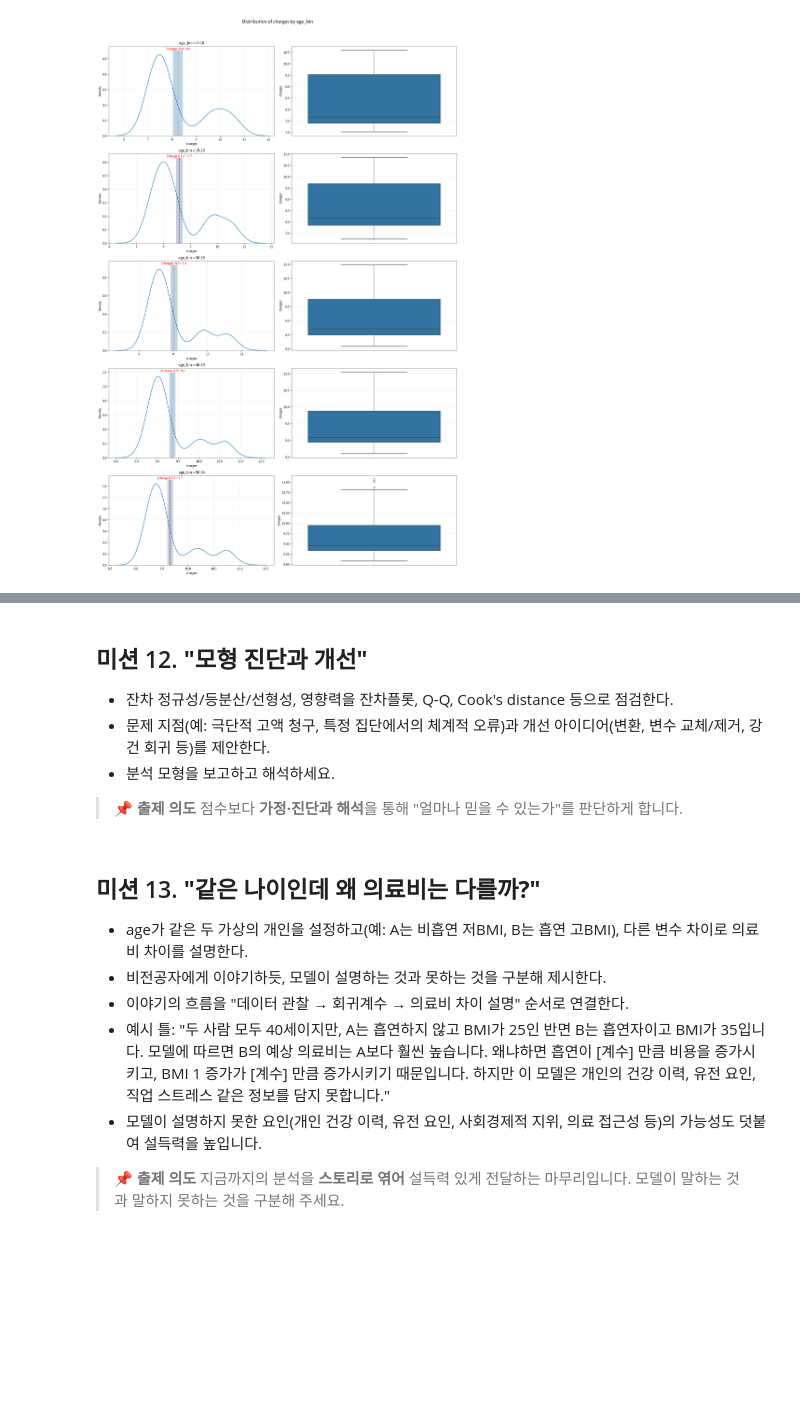
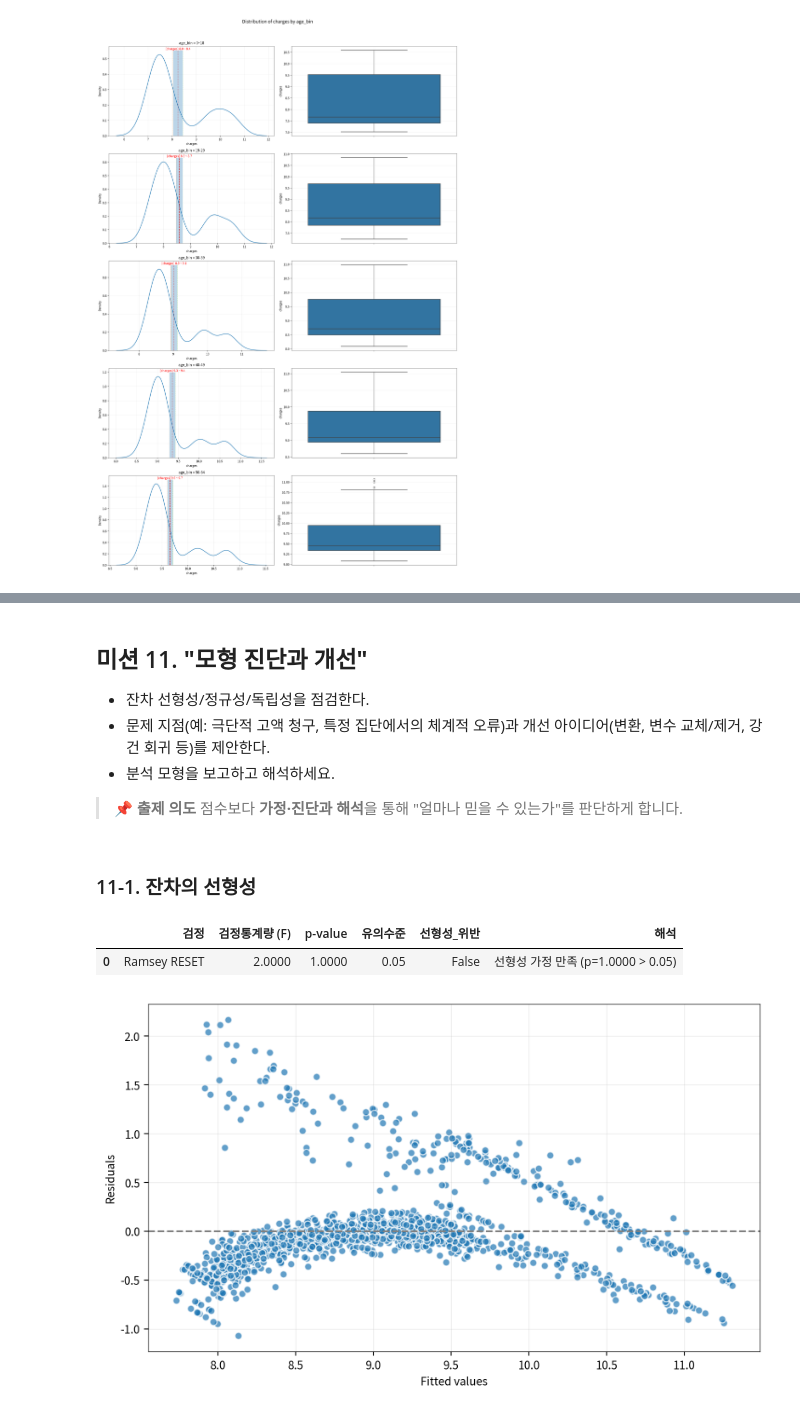
Before and after one commit to leekh4232/hossam-py, a Jupyter notebook: work.ipynb, the cells around one changed output, grey strips where cells are left out. Cells and saved outputs as stored; diff of their text form; code cells hidden in the pictures; blank space fills up the shorter version.

```diff
--- a/work.ipynb
+++ b/work.ipynb
@@ -512,0 +842,5 @@ hs_plot.distribution_plot(df3, "charges", hue="age_bin")
+# %%
+df1 = hs_prep.get_dummies(origin, "smoker", "sex", "region")
+model1, result1, features1 = hs_stats.ols(df1, yname="charges", report="summary")
+display(result1)
+display(features1)
@@ -512,0 +861,5 @@ hs_plot.distribution_plot(df3, "charges", hue="age_bin")
+# %%
+df2 = hs_prep.log_transform(df1, "charges")
+model2, result2, features2 = hs_stats.ols(df2, yname="charges", report="summary")
+display(result2)
+display(features2)
@@ -524,20 +1075,18 @@ hs_plot.distribution_plot(df3, "charges", hue="age_bin")
 # %% [markdown]
-## 미션 12. **"모형 진단과 개선"**
+## 미션 11. **"모형 진단과 개선"**
 
-- 잔차 정규성/등분산/선형성, 영향력을 잔차플롯, Q-Q, Cook's distance 등으로 점검한다.
+- 잔차 선형성/정규성/독립성을 점검한다.
 - 문제 지점(예: 극단적 고액 청구, 특정 집단에서의 체계적 오류)과 개선 아이디어(변환, 변수 교체/제거, 강건 회귀 등)를 제안한다.
 - 분석 모형을 보고하고 해석하세요.
 
 > 📌 **출제 의도**
 > 점수보다 **가정·진단과 해석**을 통해 "얼마나 믿을 수 있는가"를 판단하게 합니다.
-# %% [markdown]
-## 미션 13. **"같은 나이인데 왜 의료비는 다를까?"**
-
-- age가 같은 두 가상의 개인을 설정하고(예: A는 비흡연 저BMI, B는 흡연 고BMI), 다른 변수 차이로 의료비 차이를 설명한다.
-- 비전공자에게 이야기하듯, 모델이 설명하는 것과 못하는 것을 구분해 제시한다.
-- 이야기의 흐름을 "데이터 관찰 → 회귀계수 → 의료비 차이 설명" 순서로 연결한다.
-- 예시 틀: "두 사람 모두 40세이지만, A는 흡연하지 않고 BMI가 25인 반면 B는 흡연자이고 BMI가 35입니다. 모델에 따르면 B의 예상 의료비는 A보다 훨씬 높습니다. 왜냐하면 흡연이 [계수] 만큼 비용을 증가시키고, BMI 1 증가가 [계수] 만큼 증가시키기 때문입니다. 하지만 이 모델은 개인의 건강 이력, 유전 요인, 직업 스트레스 같은 정보를 담지 못합니다."
-- 모델이 설명하지 못한 요인(개인 건강 이력, 유전 요인, 사회경제적 지위, 의료 접근성 등)의 가능성도 덧붙여 설득력을 높입니다.
-
-> 📌 **출제 의도**
-> 지금까지의 분석을 **스토리로 엮어** 설득력 있게 전달하는 마무리입니다. 모델이 말하는 것과 말하지 못하는 것을 구분해 주세요.
+# %% [markdown]
+### 11-1. 잔차의 선형성
+# %%
+display(hs_stats.ols_linearity_test(model2))
+hs_plot.ols_residplot(model2)
+# %% [output]
+|  | 검정 | 검정통계량 (F) | p-value | 유의수준 | 선형성_위반 | 해석 |
+| 0 | Ramsey RESET | 2.0000 | 1.0000 | 0.05 | False | 선형성 가정 만족 (p=1.0000 > 0.05) |
+[figure, added]
```
Also changed, not shown: parts of 58 cells of this notebook, 7 other files.
